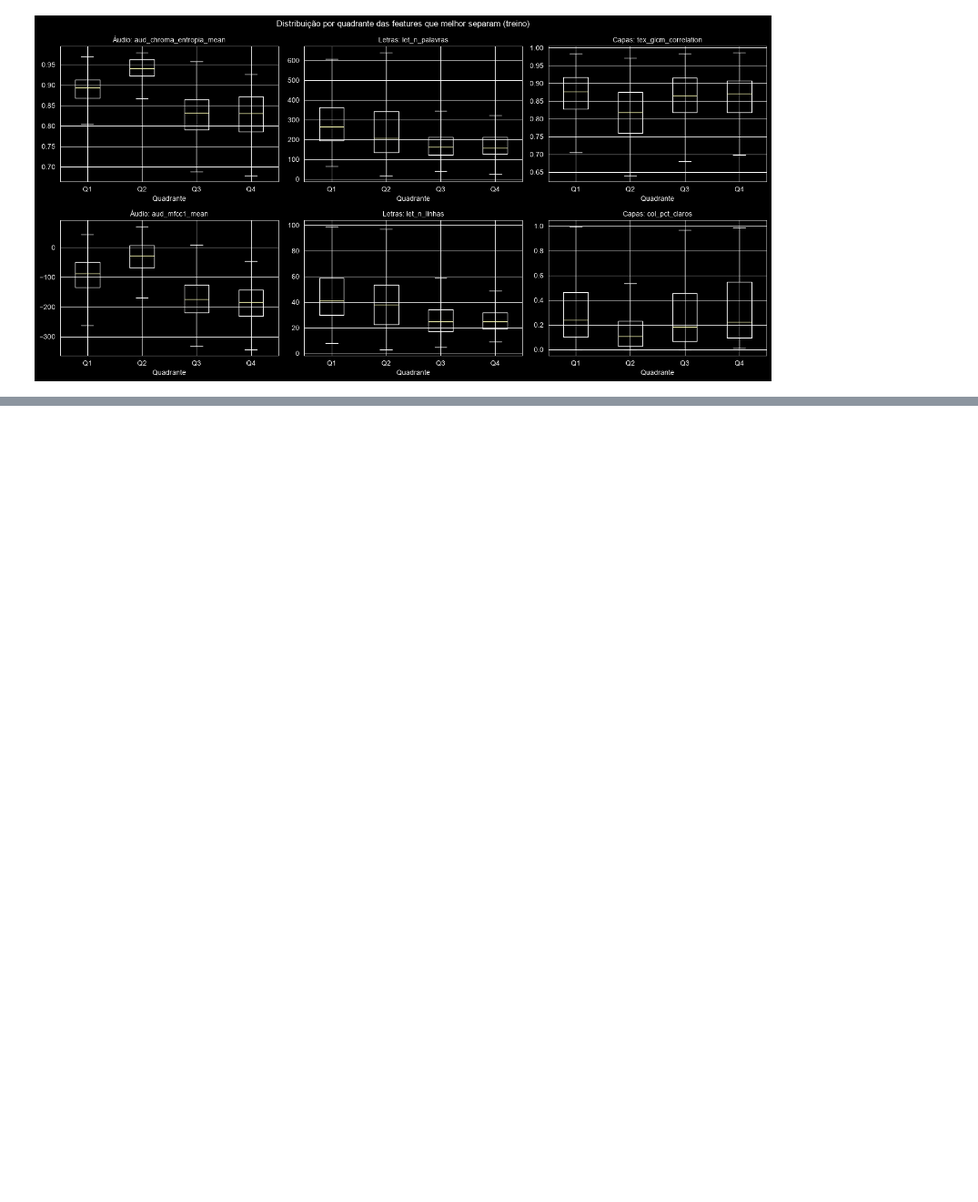
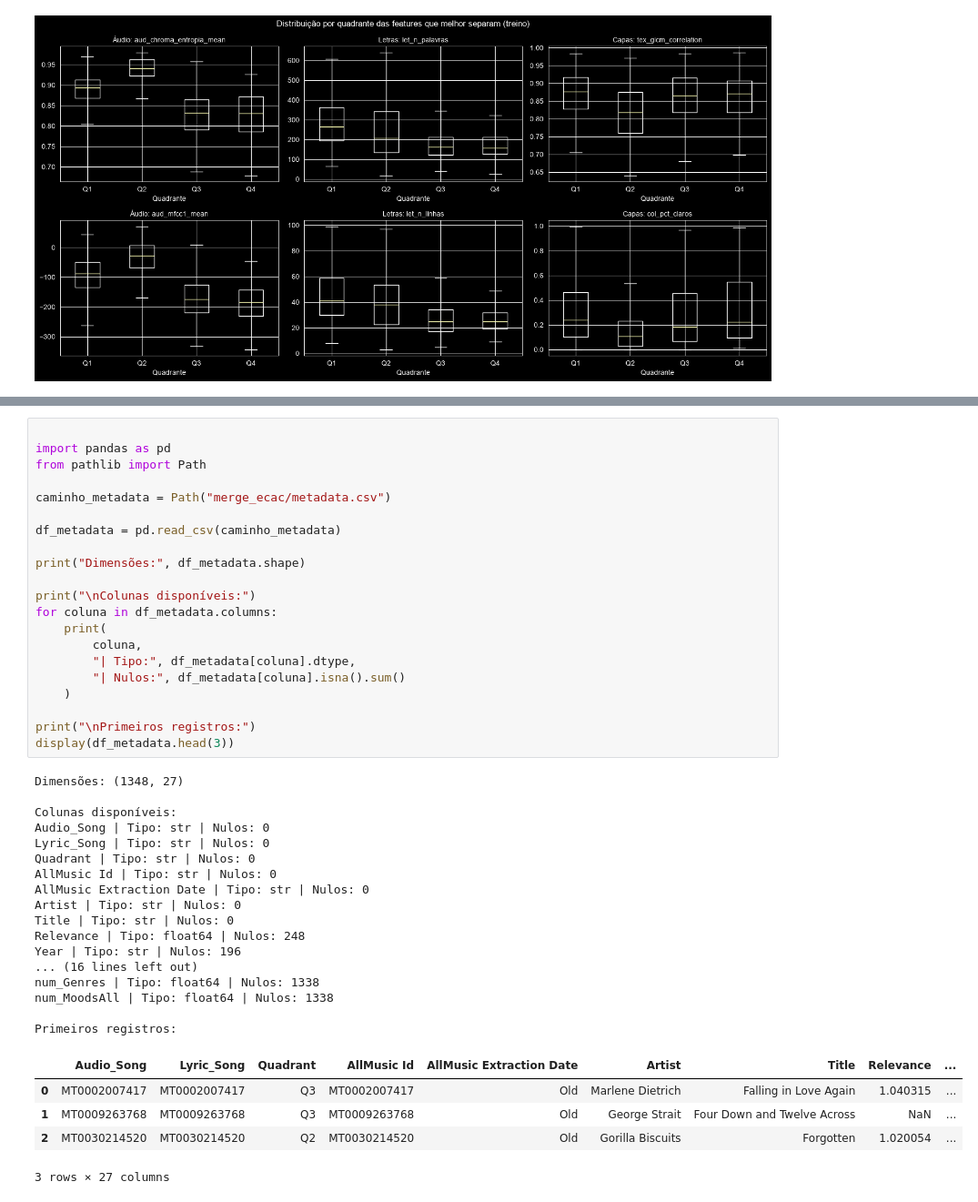
Before and after one commit to AliciaSchiochetSouza/TrabECACPL7, a Jupyter notebook: dataset/build/MERGE_ECAC/Trabalho_ECAC.ipynb, the cells around one changed output, grey strips where cells are left out. Shown at 91% size. Drawn from its saved outputs; the diff is of its cells as text; blank space fills up the shorter version.

```diff
--- a/dataset/build/MERGE_ECAC/Trabalho_ECAC.ipynb
+++ b/dataset/build/MERGE_ECAC/Trabalho_ECAC.ipynb
@@ -7387,0 +8809,44 @@ Capas: melhores features (H de Kruskal-Wallis): {'tex_glcm_correlation': 32.5, '
+# %%
+
+import pandas as pd
+from pathlib import Path
+
+caminho_metadata = Path("merge_ecac/metadata.csv")
+
+df_metadata = pd.read_csv(caminho_metadata)
+
+print("Dimensões:", df_metadata.shape)
+
+print("\nColunas disponíveis:")
+for coluna in df_metadata.columns:
+    print(
+        coluna,
+        "| Tipo:", df_metadata[coluna].dtype,
+        "| Nulos:", df_metadata[coluna].isna().sum()
+    )
+
+print("\nPrimeiros registros:")
+display(df_metadata.head(3))
+# %% [output]
+Dimensões: (1348, 27)
+
+Colunas disponíveis:
+Audio_Song | Tipo: str | Nulos: 0
+Lyric_Song | Tipo: str | Nulos: 0
+Quadrant | Tipo: str | Nulos: 0
+AllMusic Id | Tipo: str | Nulos: 0
+AllMusic Extraction Date | Tipo: str | Nulos: 0
+Artist | Tipo: str | Nulos: 0
+Title | Tipo: str | Nulos: 0
+Relevance | Tipo: float64 | Nulos: 248
+Year | Tipo: str | Nulos: 196
+... (16 lines left out)
+num_Genres | Tipo: float64 | Nulos: 1338
+num_MoodsAll | Tipo: float64 | Nulos: 1338
+
+Primeiros registros:
+|  | Audio_Song | Lyric_Song | Quadrant | AllMusic Id | AllMusic Extraction Date | Artist | Title | Relevance | ... |
+| 0 | MT0002007417 | MT0002007417 | Q3 | MT0002007417 | Old | Marlene Dietrich | Falling in Love Again | 1.040315 | ... |
+| 1 | MT0009263768 | MT0009263768 | Q3 | MT0009263768 | Old | George Strait | Four Down and Twelve Across | NaN | ... |
+| 2 | MT0030214520 | MT0030214520 | Q2 | MT0030214520 | Old | Gorilla Biscuits | Forgotten | 1.020054 | ... |
+3 rows × 27 columns
```
Also changed, not shown: parts of 101 cells of this notebook.
